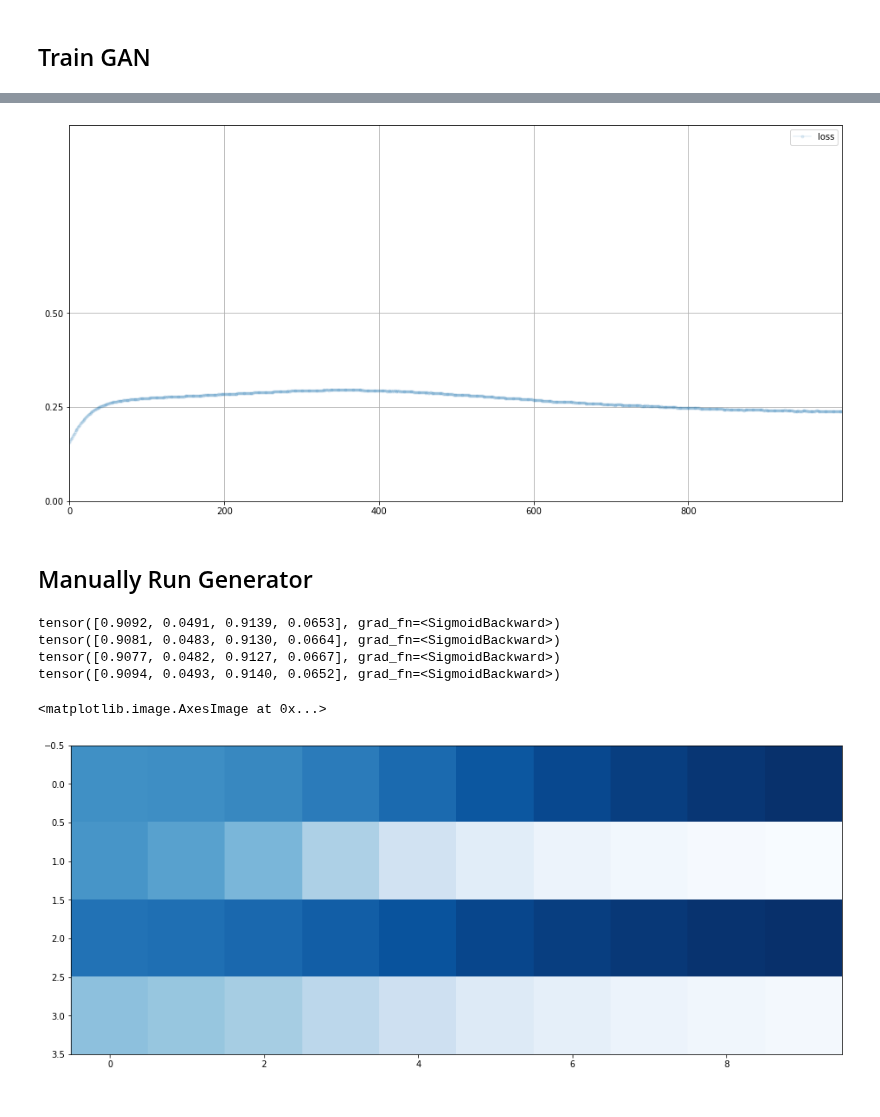
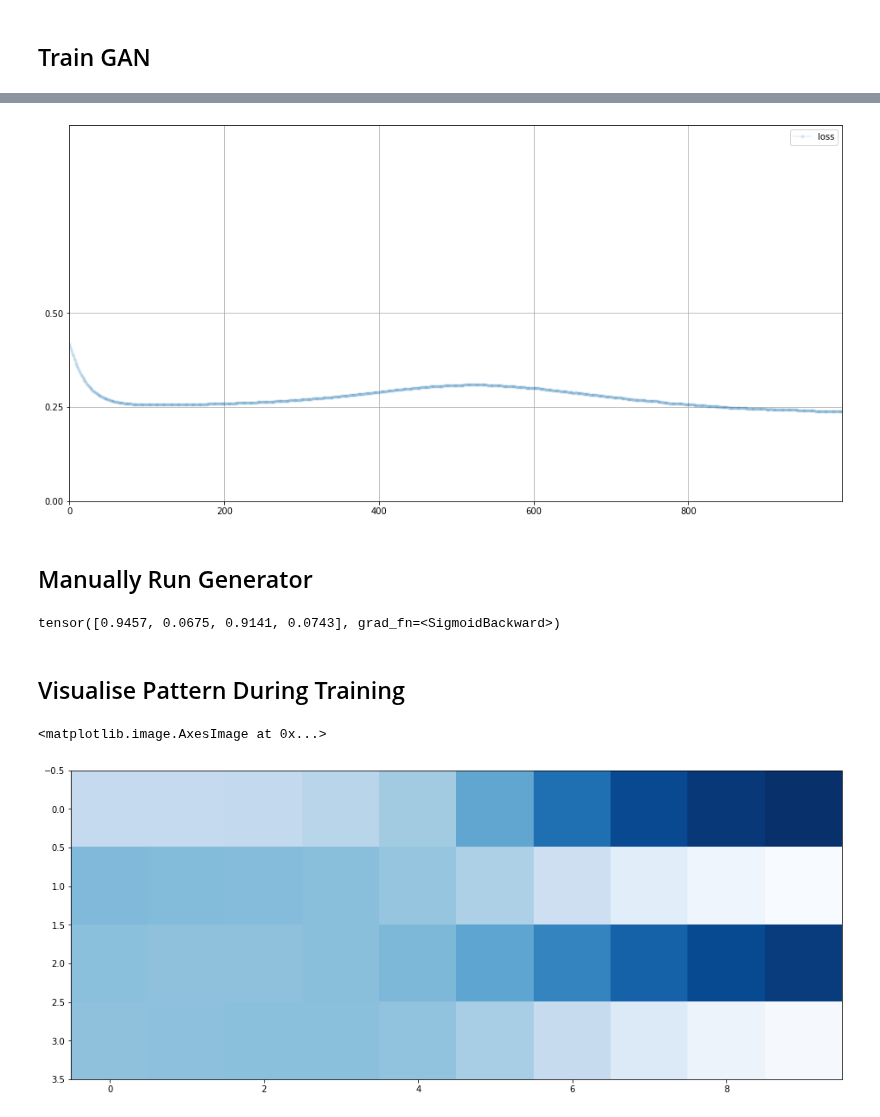
Before and after one commit to makeyourownneuralnetwork/gan, a Jupyter notebook: 06_gan_simple_pattern.ipynb, the cells around one changed output, grey strips where cells are left out. Saved outputs shown, nothing was run; the diff lists cells and outputs as text; code cells hidden in the pictures.

Commit message:
working 1010 pattern

```diff
--- a/06_gan_simple_pattern.ipynb
+++ b/06_gan_simple_pattern.ipynb
@@ -154,7 +155,6 @@ class Generator(nn.Module):
         # counter and accumulator for progress
         self.counter = 0;
         self.progress = []
-        self.image_array_list = [];
 
         pass
 
@@ -182,9 +182,6 @@ class Generator(nn.Module):
         if (self.counter % 10000 == 0):
             print("counter = ", self.counter)
             pass
-        if (self.counter % 1000 == 0):
-            self.image_array_list.append(g_output.detach().numpy())
-            pass
 
         # zero gradients, perform a backward pass, update weights
         self.optimiser.zero_grad()
@@ -213,11 +210,14 @@ tensor([0.4512, 0.3614, 0.6600, 0.6494], grad_fn=<SigmoidBackward>)
 # %% [markdown]
 ## Train GAN
 # %%
+%%time
+
 # create Discriminator and Generator
 
 D = Discriminator()
 G = Generator()
 
+image_list = []
 
 # train Discriminator and Generator
 
@@ -227,11 +227,15 @@ for i in range(10000):
     D.train(generate_real(), torch.FloatTensor([1.0]))
 
     # train discriminator on false
-    # use detach() so only D is updated, not G
-    D.train(G.forward(generate_random(1)).detach(), torch.FloatTensor([0.0]))
+    # use detach() so gradients in G are not calculated
+    D.train(G.forward(torch.FloatTensor([0.5])).detach(), torch.FloatTensor([0.0]))
 
     # train generator
-    G.train(D, generate_random(1), torch.FloatTensor([1.0]))
+    G.train(D, torch.FloatTensor([0.5]), torch.FloatTensor([1.0]))
+
+    # add image to list every 1000
+    if (i % 1000 == 0):
+      image_list.append( G.forward(torch.FloatTensor([0.5])).detach().numpy() )
 
     pass
 # %% [output]
@@ -249,24 +255,23 @@ D.plot_progress()
 
 G.plot_progress()
 # %% [output]
-[figure, old version]
+[figure, new version]
 # %% [markdown]
 ## Manually Run Generator
 # %%
 # manually run generator to see it's outputs
 
-for i in range(4):
-  print(G.forward(generate_random(1)))
-  pass
+G.forward(torch.FloatTensor([0.5]))
 # %% [output]
-tensor([0.9092, 0.0491, 0.9139, 0.0653], grad_fn=<SigmoidBackward>)
-tensor([0.9081, 0.0483, 0.9130, 0.0664], grad_fn=<SigmoidBackward>)
-tensor([0.9077, 0.0482, 0.9127, 0.0667], grad_fn=<SigmoidBackward>)
-tensor([0.9094, 0.0493, 0.9140, 0.0652], grad_fn=<SigmoidBackward>)
+tensor([0.9457, 0.0675, 0.9141, 0.0743], grad_fn=<SigmoidBackward>)
+# %% [markdown]
+## Visualise Pattern During Training
 # %%
+# plot images collected during training
+
 plt.figure(figsize = (16,8))
 
-plt.imshow(numpy.array(G.image_array_list).T, interpolation='none', cmap='Blues')
+plt.imshow(numpy.array(image_list).T, interpolation='none', cmap='Blues')
 # %% [output]
 <matplotlib.image.AxesImage at 0x...>
-[figure, old version]
+[figure, new version]
```
Also changed, not shown: parts of 6 cells of this notebook.
